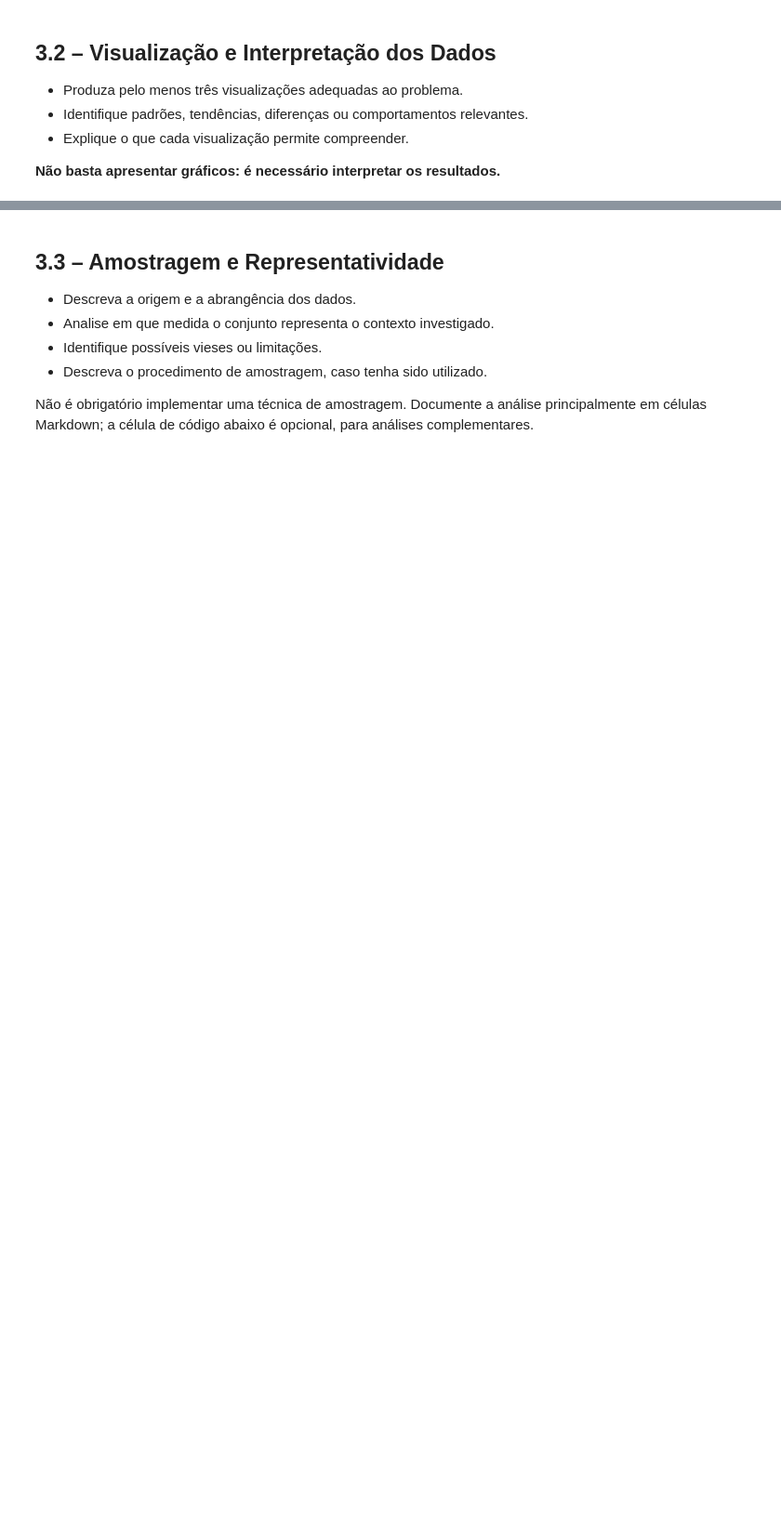
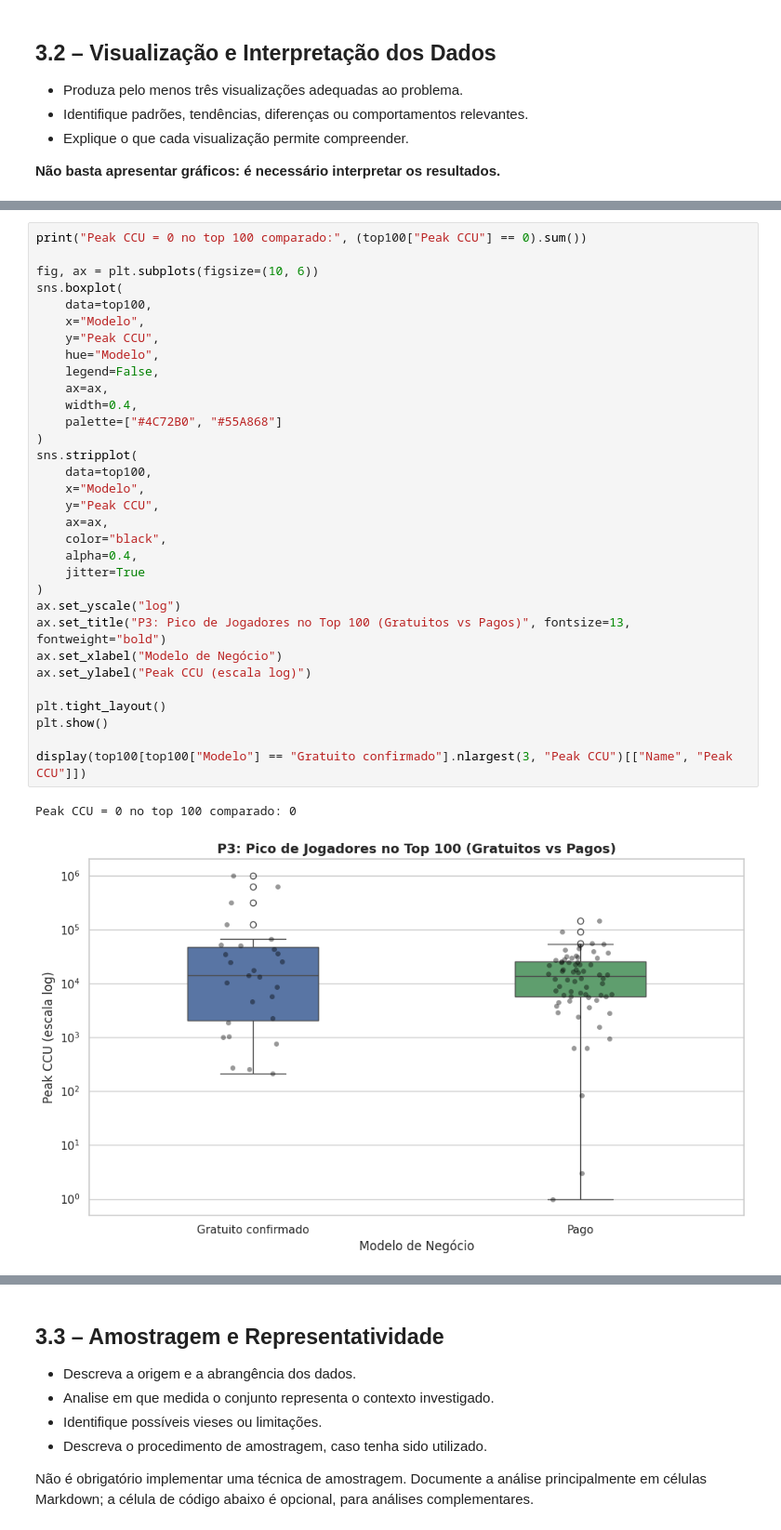
Before and after one commit to Gustavo-Delinski/Data-analytics, a Jupyter notebook: Cemplate_projeto_data_analytics_(1).ipynb, the cells around one changed output, grey strips where cells are left out. Shown at 93% size. Cells and saved outputs as stored; diff of their text form; blank space fills up the shorter version.

```diff
--- a/Cemplate_projeto_data_analytics_(1).ipynb
+++ b/Cemplate_projeto_data_analytics_(1).ipynb
@@ -1012,3 +1058,38 @@ Tabela de apoio da P2 (Volume de lançamentos em 2020 vs 2025):
 | Action | 3700 | 8027 | 116.9 |
 | Sports | 433 | 832 | 92.1 |
 | Massively Multiplayer | 216 | 412 | 90.7 |
+# %%
+print("Peak CCU = 0 no top 100 comparado:", (top100["Peak CCU"] == 0).sum())
+
+fig, ax = plt.subplots(figsize=(10, 6))
+sns.boxplot(
+    data=top100,
+    x="Modelo",
+    y="Peak CCU",
+    hue="Modelo",
+    legend=False,
+    ax=ax,
+    width=0.4,
+    palette=["#4C72B0", "#55A868"]
+)
+sns.stripplot(
+    data=top100,
+    x="Modelo",
+    y="Peak CCU",
+    ax=ax,
+    color="black",
+    alpha=0.4,
+    jitter=True
+)
+ax.set_yscale("log")
+ax.set_title("P3: Pico de Jogadores no Top 100 (Gratuitos vs Pagos)", fontsize=13, fontweight="bold")
+ax.set_xlabel("Modelo de Negócio")
+ax.set_ylabel("Peak CCU (escala log)")
+
+plt.tight_layout()
+plt.show()
+
+display(top100[top100["Modelo"] == "Gratuito confirmado"].nlargest(3, "Peak CCU")[["Name", "Peak CCU"]])
+# %% [output]
+Peak CCU = 0 no top 100 comparado: 0
+[figure, added]
```
Also changed, not shown: parts of 25 cells of this notebook, 1 other file.
